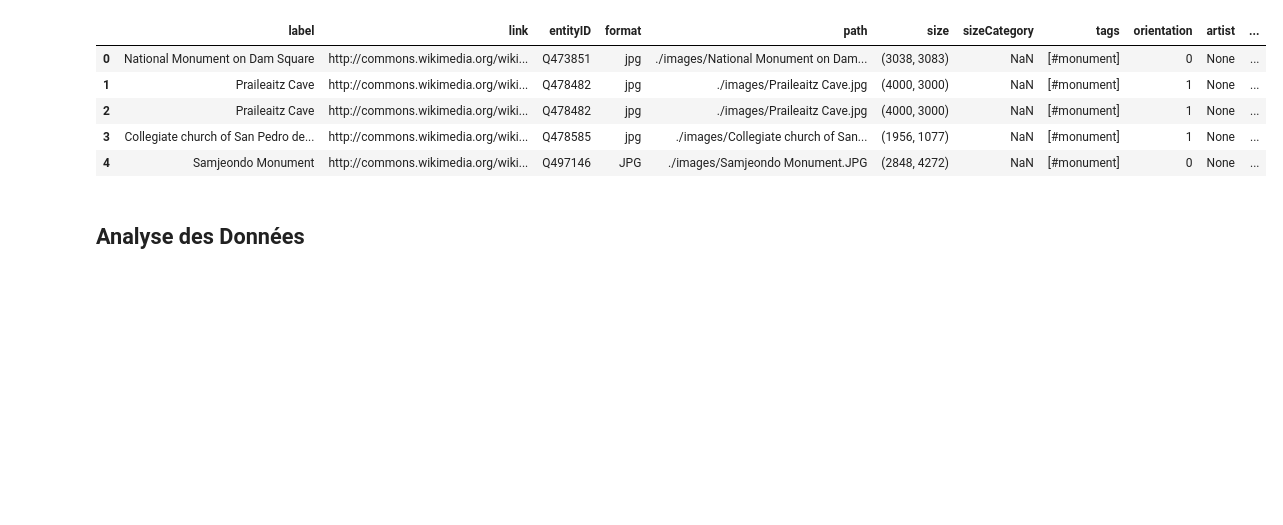
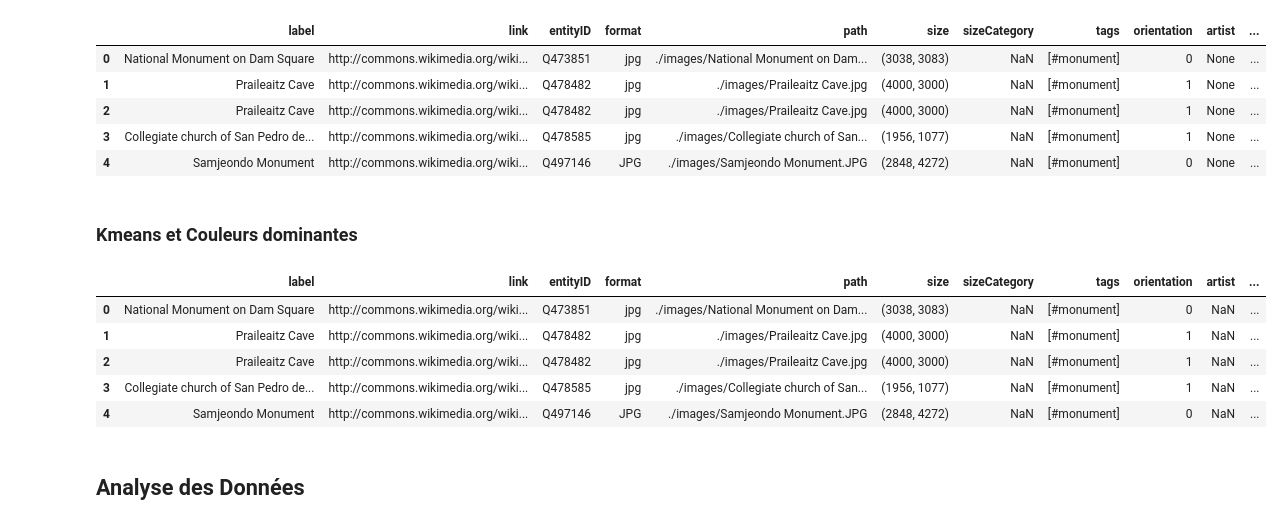
Before and after one commit to hugues-boisdon/DataMining2024, a Jupyter notebook: projet.ipynb, the cells around one changed output. Drawn from its saved outputs; the diff is of its cells as text; code cells hidden in the pictures; blank space fills up the shorter version.

```diff
--- a/projet.ipynb
+++ b/projet.ipynb
@@ -153,6 +153,41 @@ dataframe
 | 2 | Praileaitz Cave | http://commons.wikimedia.org/wiki... | Q478482 | jpg | ./images/Praileaitz Cave.jpg | (4000, 3000) | NaN | [#monument] | 1 | None | ... |
 | 3 | Collegiate church of San Pedro de... | http://commons.wikimedia.org/wiki... | Q478585 | jpg | ./images/Collegiate church of San... | (1956, 1077) | NaN | [#monument] | 1 | None | ... |
 | 4 | Samjeondo Monument | http://commons.wikimedia.org/wiki... | Q497146 | JPG | ./images/Samjeondo Monument.JPG | (2848, 4272) | NaN | [#monument] | 0 | None | ... |
+# %% [markdown]
+### Kmeans et Couleurs dominantes
+# %%
+dataframe = jsonToDataframe(dataPath)
+dataframe["dColors"] = None
+dataframe["dProportions"] = None
+
+nColors = 6
+laziness = 100
+
+kmeans = KMeans(n_clusters=nColors, random_state=0, n_init="auto")
+
+
+for i, path in enumerate(dataframe["path"]):
+    img = PIL.Image.open(path).convert('RGB')
+    pixelData = numpy.array(img).reshape(-1, 3)[::laziness]
+    kmeans.fit(pixelData)
+
+    proportions = numpy.array([0 for i in range(nColors)])
+    for x in kmeans.labels_:
+        proportions[x] += numpy.float64(1)
+    proportions = proportions / kmeans.labels_.size
+
+    dataframe.at[i,"dColors"] = numpy.int32(kmeans.cluster_centers_)
+    dataframe.at[i,"dProportions"] = proportions
+
+dataframeToJson(dataPath, dataframe)
+dataframe
+# %% [output]
+|  | label | link | entityID | format | path | size | sizeCategory | tags | orientation | artist | ... |
+| 0 | National Monument on Dam Square | http://commons.wikimedia.org/wiki... | Q473851 | jpg | ./images/National Monument on Dam... | (3038, 3083) | NaN | [#monument] | 0 | NaN | ... |
+| 1 | Praileaitz Cave | http://commons.wikimedia.org/wiki... | Q478482 | jpg | ./images/Praileaitz Cave.jpg | (4000, 3000) | NaN | [#monument] | 1 | NaN | ... |
+| 2 | Praileaitz Cave | http://commons.wikimedia.org/wiki... | Q478482 | jpg | ./images/Praileaitz Cave.jpg | (4000, 3000) | NaN | [#monument] | 1 | NaN | ... |
+| 3 | Collegiate church of San Pedro de... | http://commons.wikimedia.org/wiki... | Q478585 | jpg | ./images/Collegiate church of San... | (1956, 1077) | NaN | [#monument] | 1 | NaN | ... |
+| 4 | Samjeondo Monument | http://commons.wikimedia.org/wiki... | Q497146 | JPG | ./images/Samjeondo Monument.JPG | (2848, 4272) | NaN | [#monument] | 0 | NaN | ... |
 # %% [markdown]
 ## Analyse des Données
 # %%
```
Also changed, not shown: parts of 5 cells of this notebook, 2 other files.
